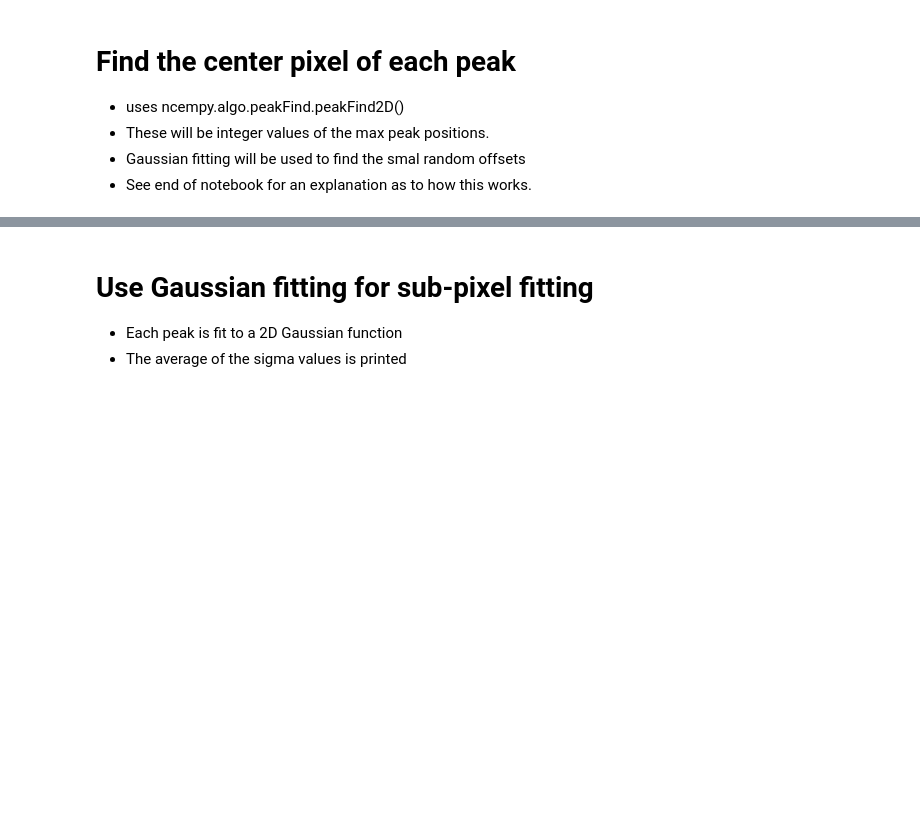
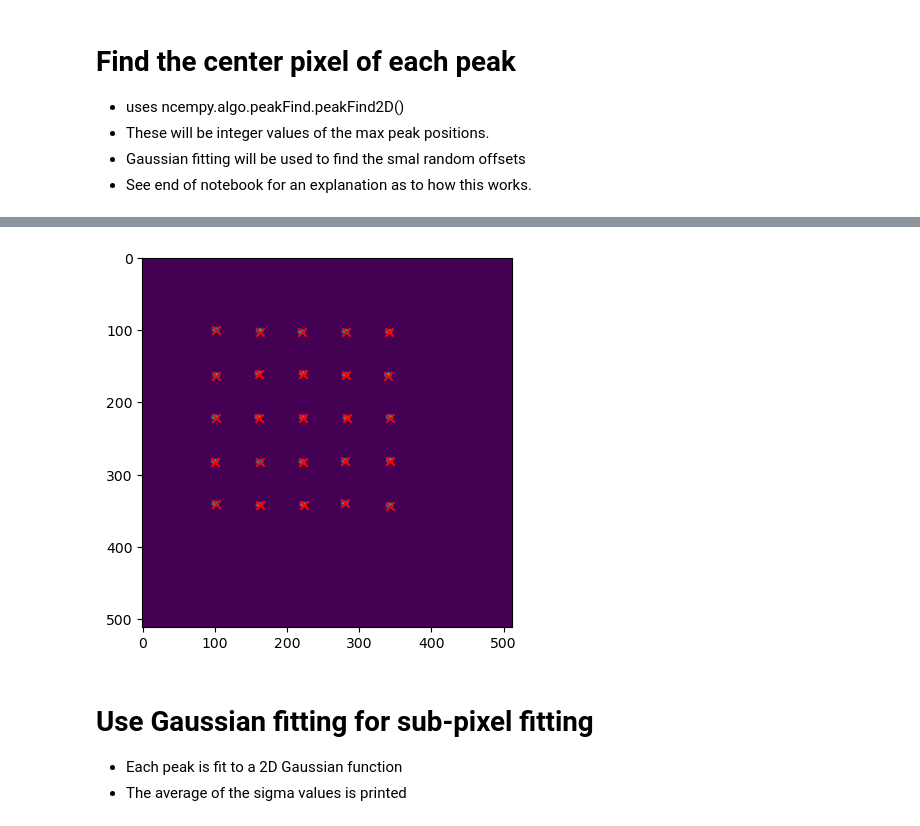
Before and after one commit to ercius/openNCEM, a Jupyter notebook: ncempy/notebooks/example_peak_find.ipynb, the cells around one changed output, grey strips where cells are left out. Drawn from its saved outputs; the diff is of its cells as text; code cells hidden in the pictures; blank space fills up the shorter version.

```diff
--- a/ncempy/notebooks/example_peak_find.ipynb
+++ b/ncempy/notebooks/example_peak_find.ipynb
@@ -44,9 +43,9 @@ Coords shape = (25, 2)
  - Gaussian fitting will be used to find the smal random offsets
  - See end of notebook for an explanation as to how this works.
 # %%
-coords_found = peak_find.peakFind2D(simIm, 0.5)
+coords_found = peak_find.peakFind2D(im, 0.5)
 
 fg, ax = plt.subplots(1,1)
-ax.imshow(simIm)
-_ = ax.scatter(coords_found[:,1],coords_found[:,0],c='r',marker='x')
+ax.imshow(im)
+_ = ax.scatter(coords_found[:,1],coords_found[:,0],c='r',marker='x');
 # %% [output]
@@ -55,3 +52,4 @@ _ = ax.scatter(coords_found[:,1],coords_found[:,0],c='r',marker='x')
+[figure, added]
 # %% [markdown]
 # Use Gaussian fitting for sub-pixel fitting
  - Each peak is fit to a 2D Gaussian function
```
Also changed, not shown: parts of 11 cells of this notebook.
